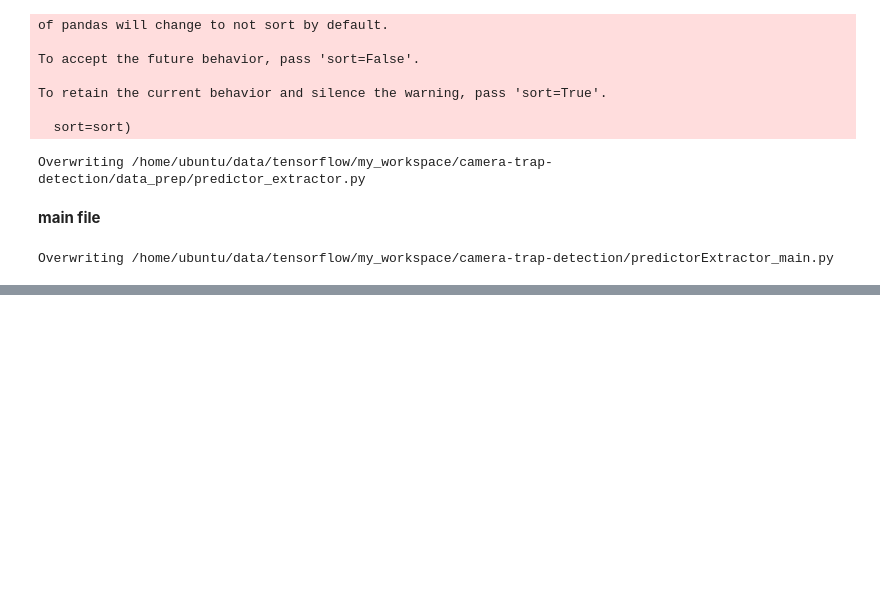
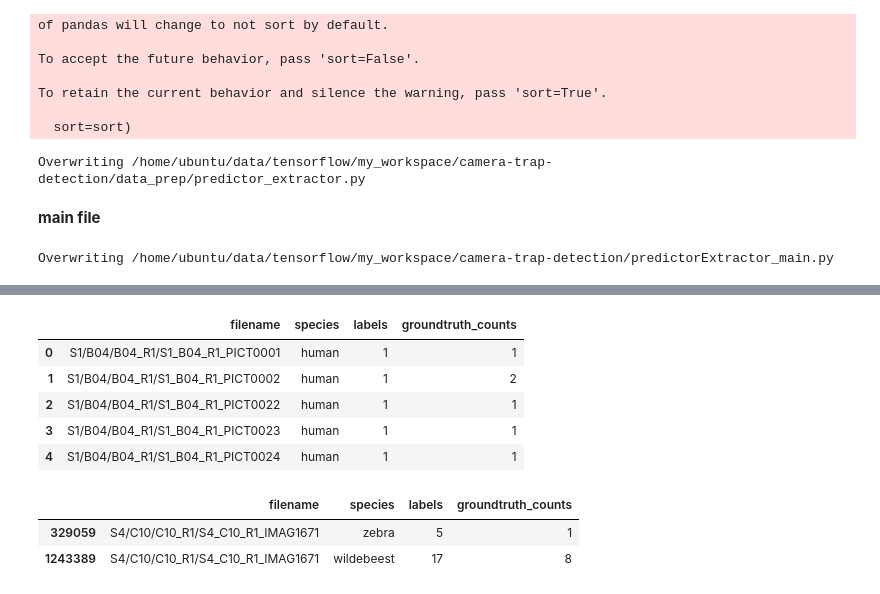
Before and after one commit to Manish-rai21bit/camera-trap-detection, a Jupyter notebook: data_prep/predictorExtractorFromTFRecord.ipynb, the cells around one changed output, grey strips where cells are left out. Drawn from its saved outputs; the diff is of its cells as text; code cells hidden in the pictures; blank space fills up the shorter version.

```diff
--- a/data_prep/predictorExtractorFromTFRecord.ipynb
+++ b/data_prep/predictorExtractorFromTFRecord.ipynb
@@ -451,0 +642,17 @@ Overwriting /home/ubuntu/data/tensorflow/my_workspace/camera-trap-detection/pred
+# %%
+groundtruth_csv_path = '/home/ubuntu/data/tensorflow/my_workspace/camera-trap-detection/data/LILA/db_export_season_all_cleaned.csv'
+label_map_json = '/home/ubuntu/data/tensorflow/my_workspace/camera-trap-detection/data/LILA/label_map.json'
+
+label_map_df = pd.DataFrame.from_dict(dataprep_utils.get_label_map_from_json(label_map_json), orient='index').reset_index()
+label_map_df.columns=['species', 'labels']
+
+groundtruth_df_img = pgc.process_grondtruth_classification_data(groundtruth_csv_path, label_map_df)
+# %%
+groundtruth_df_img.head()
+# %% [output]
+|  | filename | species | labels | groundtruth_counts |
+| 0 | S1/B04/B04_R1/S1_B04_R1_PICT0001 | human | 1 | 1 |
+| 1 | S1/B04/B04_R1/S1_B04_R1_PICT0002 | human | 1 | 2 |
+| 2 | S1/B04/B04_R1/S1_B04_R1_PICT0022 | human | 1 | 1 |
+| 3 | S1/B04/B04_R1/S1_B04_R1_PICT0023 | human | 1 | 1 |
+| 4 | S1/B04/B04_R1/S1_B04_R1_PICT0024 | human | 1 | 1 |
@@ -451,0 +674,6 @@ Overwriting /home/ubuntu/data/tensorflow/my_workspace/camera-trap-detection/pred
+# %%
+groundtruth_df_img[groundtruth_df_img['filename']=='S4/C10/C10_R1/S4_C10_R1_IMAG1671']
+# %% [output]
+|  | filename | species | labels | groundtruth_counts |
+| 329059 | S4/C10/C10_R1/S4_C10_R1_IMAG1671 | zebra | 5 | 1 |
+| 1243389 | S4/C10/C10_R1/S4_C10_R1_IMAG1671 | wildebeest | 17 | 8 |
```
Also changed, not shown: parts of 8 cells of this notebook, 2 other files.
